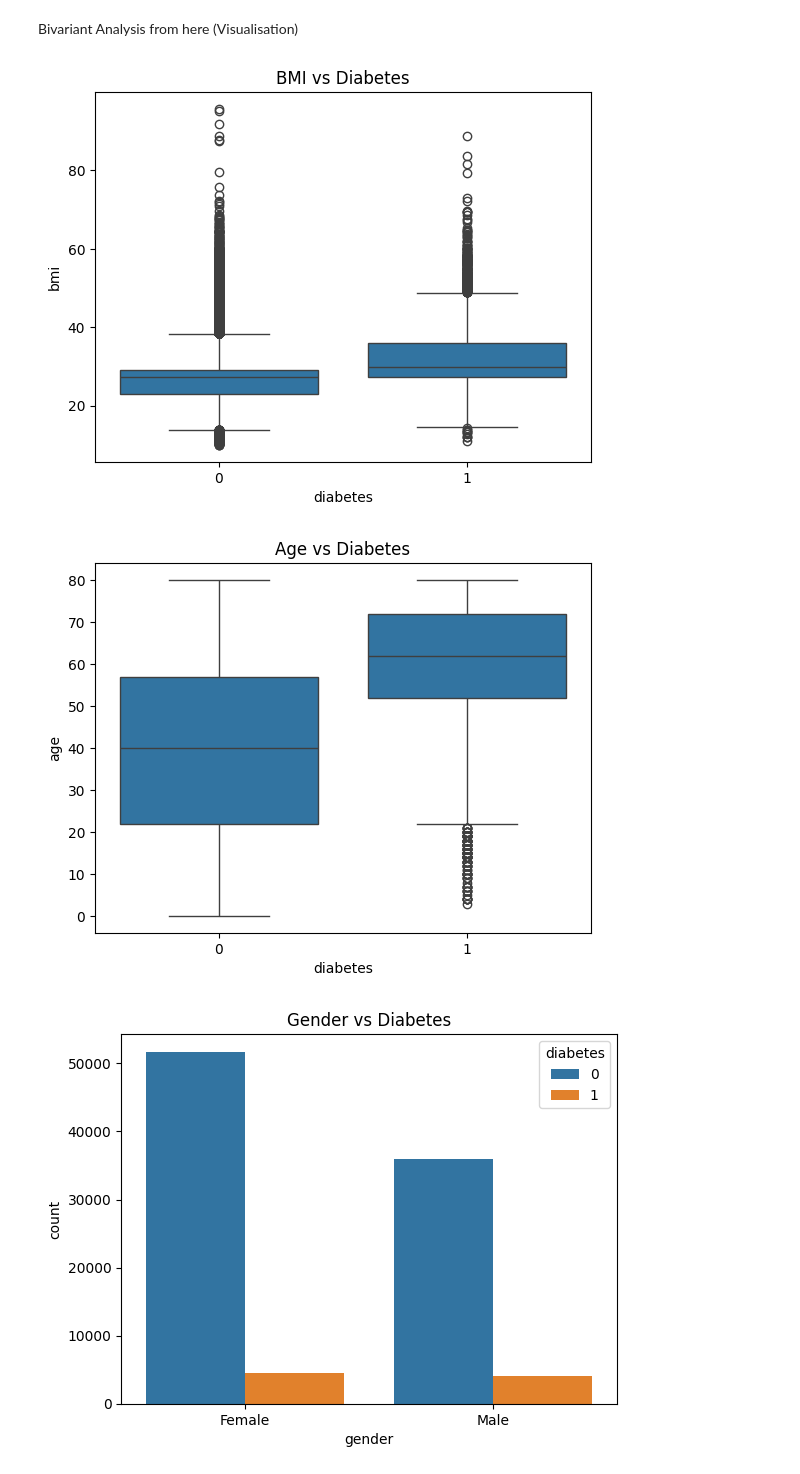
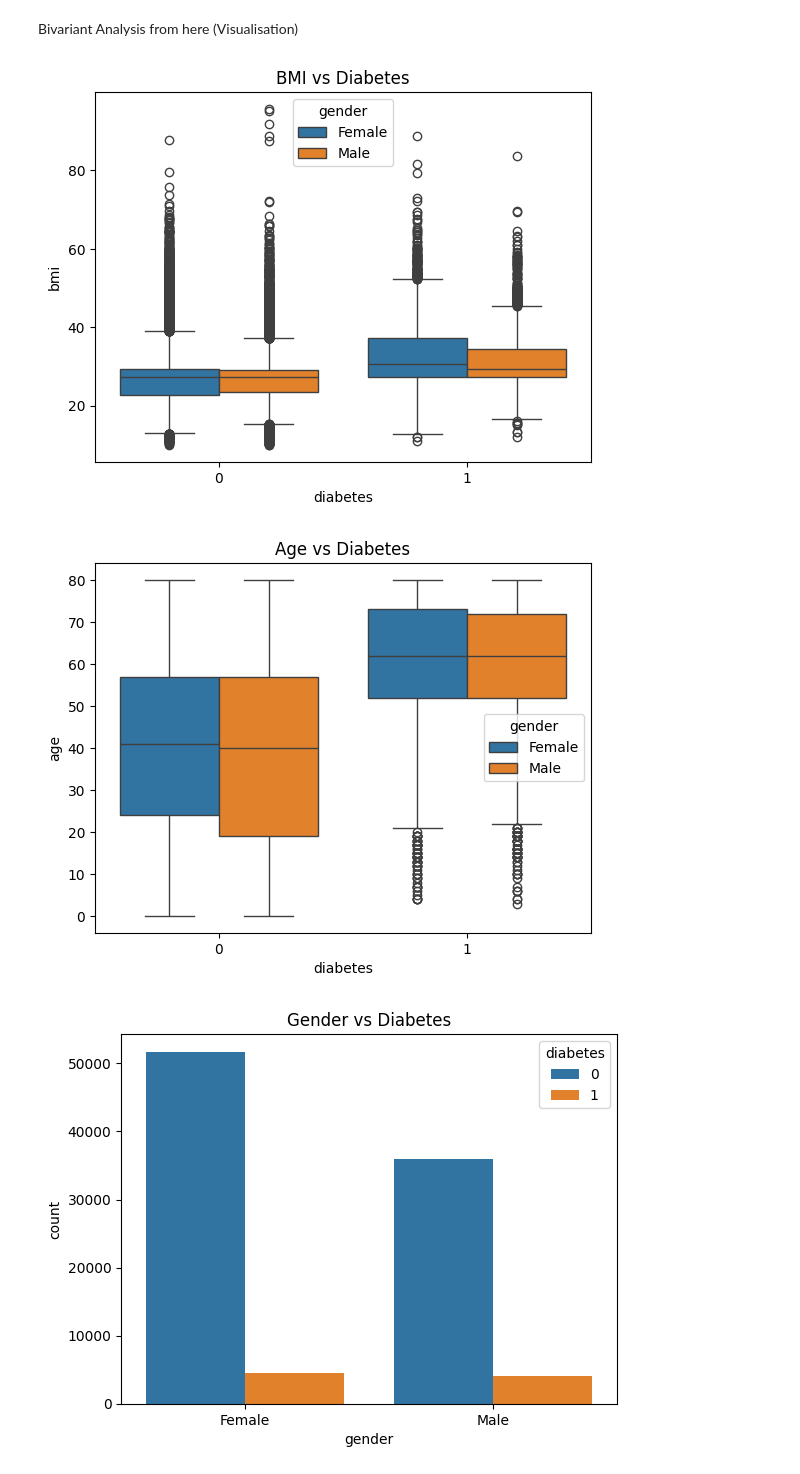
Before and after one commit to Maddox24425/Summer-Project, a Jupyter notebook: Project.ipynb, the cells around one changed output. Cells and saved outputs as stored; diff of their text form; code cells hidden in the pictures.

```diff
--- a/Project.ipynb
+++ b/Project.ipynb
@@ -187,18 +184,18 @@ plt.show()
 Bivariant Analysis from here (Visualisation)
 # %%
 #boxplot BMI vs Diabetes classification
-sns.boxplot(x='diabetes', y='bmi', data=data)
+sns.boxplot(x='diabetes', y='bmi',hue='gender', data=data)
 plt.title('BMI vs Diabetes')
 plt.show()
 # %% [output]
-[figure, old version]
+[figure, new version]
 # %%
 #boxplot Age vs Diabetes classification
-sns.boxplot(x='diabetes', y='age', data=data)
+sns.boxplot(x='diabetes', y='age',hue='gender', data=data)
 plt.title('Age vs Diabetes')
 plt.show()
 # %% [output]
-[figure, old version]
+[figure, new version]
 # %%
 #count plot of gender vs diabetes
 sns.countplot( data=data, x='gender', hue='diabetes')
```
Also changed, not shown: parts of 12 cells of this notebook.
